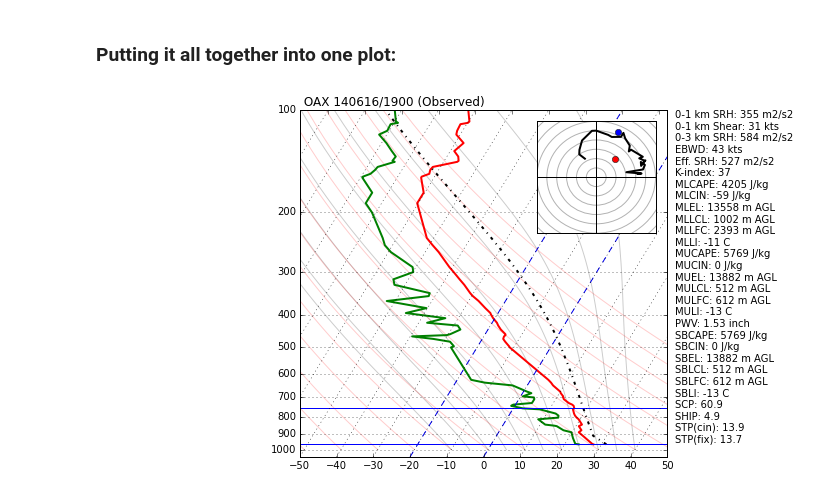
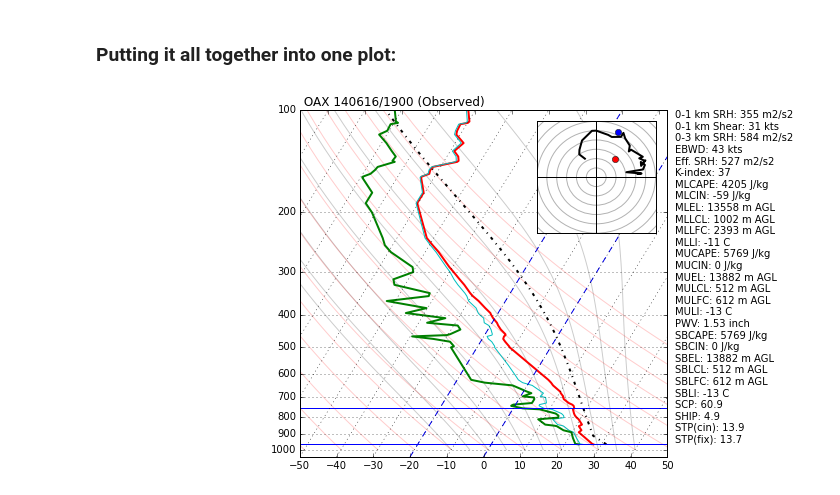
Before and after one commit to sharppy/SHARPpy, a Jupyter notebook: tutorials/SHARPpy_basics.ipynb, the cells around one changed output. Cells and saved outputs as stored; diff of their text form; code cells hidden in the pictures.

```diff
--- a/tutorials/SHARPpy_basics.ipynb
+++ b/tutorials/SHARPpy_basics.ipynb
@@ -443,14 +479,14 @@ title(' OAX 140616/1900 (Observed)', fontsize=12, loc='left')
 # Plot the data using normal plotting functions, in this case using
 # log scaling in Y, as dicatated by the typical meteorological plot
 ax.semilogy(prof.tmpc, prof.pres, 'r', lw=2) # Plot the temperature profile
+ax.semilogy(prof.wetbulb, prof.pres, 'c-') # Plot the wetbulb profile
 ax.semilogy(prof.dwpc, prof.pres, 'g', lw=2) # plot the dewpoint profile
 ax.semilogy(pcl.ttrace, pcl.ptrace, 'k-.', lw=2) # plot the parcel trace
-
 # An example of a slanted line at constant X
 l = ax.axvline(0, color='b', linestyle='--')
 l = ax.axvline(-20, color='b', linestyle='--')
 
-# Plot the effective inflow layer
+# Plot the effective inflow layer using blue horizontal lines
 ax.axhline(eff_inflow[0], color='b')
 ax.axhline(eff_inflow[1], color='b')
 
@@ -462,32 +498,31 @@ ax.set_ylim(1050,100)
 ax.xaxis.set_major_locator(plt.MultipleLocator(10))
 ax.set_xlim(-50,50)
 
 # List the indices within the indices dictionary on the side of the plot.
 string = ''
 for key in np.sort(indices.keys()):
     string = string + key + ': ' + str(indices[key][0]) + ' ' + indices[key][1] + '\n'
 plt.text(1.02, 1, string, verticalalignment='top', transform=gca().transAxes)
 
 # Draw the hodograph on the Skew-T.
 ax2 = plt.axes([.625,.625,.25,.25])
 below_12km = np.where(tab.interp.to_agl(prof, prof.hght) < 12000)[0]
 u_prof = prof.u[below_12km]
 v_prof = prof.v[below_12km]
 ax2.plot(u_prof[~u_prof.mask], v_prof[~u_prof.mask], 'k-', lw=2)
 ax2.get_xaxis().set_visible(False)
 ax2.get_yaxis().set_visible(False)
 for i in range(10,90,10):
     # Draw the range rings around the hodograph.
     circle = plt.Circle((0,0),i,color='k',alpha=.3, fill=False)
     ax2.add_artist(circle)
 ax2.plot(srwind[0], srwind[1], 'ro') # Plot Bunker's Storm motion right mover as a red dot
 ax2.plot(srwind[2], srwind[3], 'bo') # Plot Bunker's Storm motion left mover as a blue dot
 
 ax2.set_xlim(-60,60)
 ax2.set_ylim(-60,60)
 ax2.axhline(y=0, color='k')
 ax2.axvline(x=0, color='k')
-
 plt.show()
 # %% [output]
-[figure, old version]
+[figure, new version]
```
Also changed, not shown: parts of 7 cells of this notebook.
